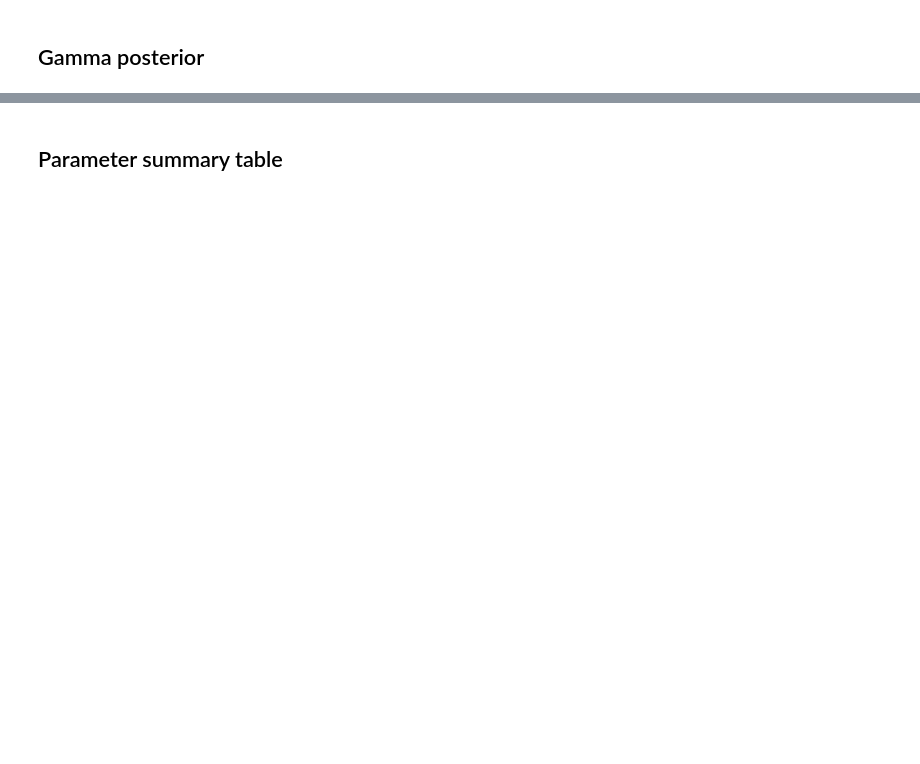
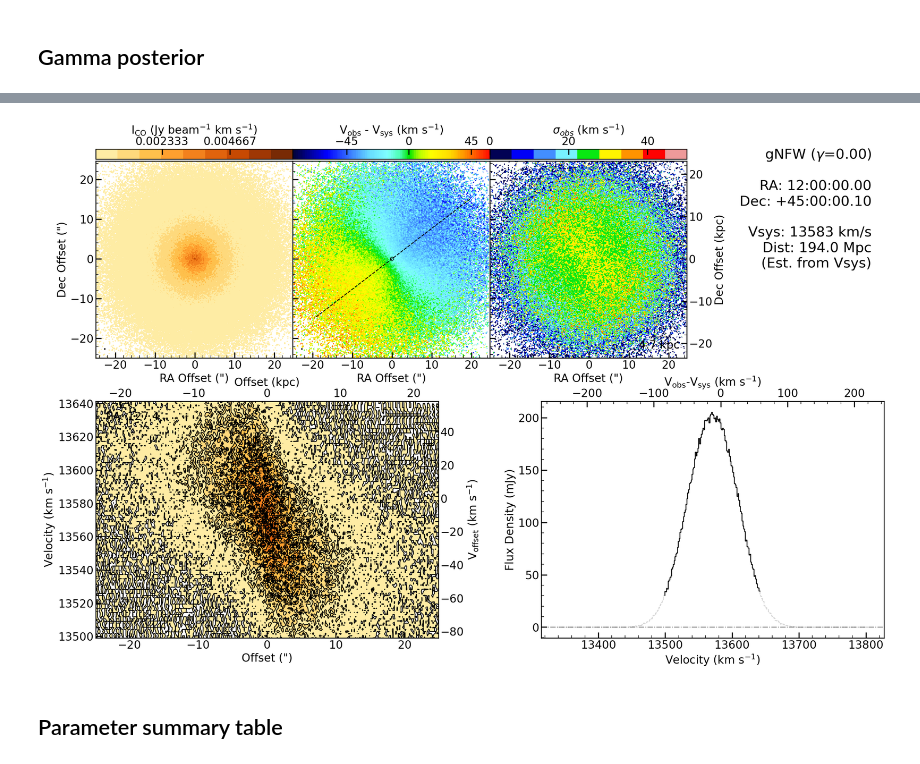
Before and after one commit to drtobybrown/uvkin, a Jupyter notebook: plot_results.ipynb, the cells around one changed output, grey strips where cells are left out. Cells and saved outputs as stored; diff of their text form; code cells hidden in the pictures; blank space fills up the shorter version.

```diff
--- a/plot_results.ipynb
+++ b/plot_results.ipynb
@@ -21,11 +19,15 @@ plt.rcParams.update({"figure.dpi": 120})
 # %% [markdown]
 ## Configuration
 # %%
-RESULTS_DIR = Path("results/KILOGAS007")
+from kgas_config import SHARED, get_galaxy_config
 
-CELLSIZE = 0.2   # arcsec/pixel (must match fitting run)
-NX = NY = 256    # spatial pixels
-VSYS = 13583.0   # systemic velocity, km/s
+RESULTS_DIR = Path("/arc/projects/KILOGAS/analysis/toby_sandbox/results/KILOGAS007")
+
+# Match `run_kgas_full.py` pixel grid; set KGAS_ID to your catalog key for vsys default
+KGAS_ID = "KGAS007"
+CELLSIZE = SHARED.cellsize_arcsec
+NX, NY = SHARED.nx, SHARED.ny
+VSYS = float(get_galaxy_config(KGAS_ID).vsys)
 # %% [markdown]
 ## Load results
 # %%
@@ -97,45 +126,46 @@ plt.show()
 # %%
-def model_cube_to_fits(cube_vyx, vel_kms, cellsize_arcsec, filepath):
-    """Write a (v,y,x) numpy model cube to a minimal FITS for pymakeplots."""
-    nv, ny, nx = cube_vyx.shape
-    dv = float(np.median(np.diff(vel_kms)))
-    hdr = pyfits.Header()
-    hdr['CTYPE1'] = 'RA---SIN'
-    hdr['CTYPE2'] = 'DEC--SIN'
-    hdr['CTYPE3'] = 'VRAD'
-    hdr['CDELT1'] = -cellsize_arcsec / 3600.0
-    hdr['CDELT2'] = cellsize_arcsec / 3600.0
-    hdr['CDELT3'] = dv * 1000.0
-    hdr['CRPIX1'] = nx / 2.0 + 0.5
-    hdr['CRPIX2'] = ny / 2.0 + 0.5
-    hdr['CRPIX3'] = 1.0
-    hdr['CRVAL1'] = 180.0
-    hdr['CRVAL2'] = 45.0
-    hdr['CRVAL3'] = float(vel_kms[0]) * 1000.0
-    hdr['CUNIT1'] = 'deg'
-    hdr['CUNIT2'] = 'deg'
-    hdr['CUNIT3'] = 'm/s'
-    hdr['BMAJ'] = cellsize_arcsec / 3600.0
-    hdr['BMIN'] = cellsize_arcsec / 3600.0
-    hdr['BPA'] = 0.0
-    hdr['BUNIT'] = 'Jy/beam'
-    hdr['RESTFRQ'] = 230538000000.0
-    pyfits.writeto(filepath, cube_vyx.astype(np.float32), hdr, overwrite=True)
+import astropy.units as u
 
+fits_path = RESULTS_DIR / "bestfit_cube.fits"
+if not fits_path.is_file():
+    raise FileNotFoundError(
+        f"Missing {fits_path}; run run_kgas_full.py to write bestfit_cube.fits."
+    )
 
-cube_data = np.load(RESULTS_DIR / "bestfit_cube.npz")
-cube_vyx = cube_data["cube"]
-vel = cube_data["vel"]
+cube_sc = SpectralCube.read(fits_path)
+cube_sc.allow_huge_operations = True
 
-tmpfile = tempfile.NamedTemporaryFile(suffix='.fits', delete=False)
-model_cube_to_fits(cube_vyx, vel, CELLSIZE, tmpfile.name)
-tmpfile.close()
-try:
-    p = pmp(cube=tmpfile.name)
-    p.vsys = VSYS
-    p.posang = best_params["pa"]
-    gamma_map = best_params["gamma"]
-    p.galname = f"gNFW ($\\gamma$={gamma_map:.2f})"
-    p.make_all()
-finally:
-    os.unlink(tmpfile.name)
+mom0 = cube_sc.moment(order=0)
+mom1 = cube_sc.moment(order=1)
+
+fig, axes = plt.subplots(1, 2, figsize=(12, 5))
+mom0.quicklook(ax=axes[0])
+axes[0].set_title("Moment 0")
+mom1.quicklook(ax=axes[1])
+axes[1].set_title("Moment 1 (intensity-weighted velocity)")
+plt.tight_layout()
+plt.show()
+
+_, ny, nx = cube_sc.shape
+cy, cx = ny // 2, nx // 2
+spec = cube_sc[:, cy, cx]
+v_axis = spec.spectral_axis.to(u.km / u.s)
+plt.figure(figsize=(8, 4))
+_spec_y = np.asarray(spec.value).ravel()
+if np.iscomplexobj(_spec_y):
+    _spec_y = np.real(_spec_y)
+plt.plot(v_axis.value, _spec_y)
+plt.xlabel(f"Velocity ({v_axis.unit})")
+ylabel = "Intensity" if spec.unit is None else str(spec.unit)
+plt.ylabel(ylabel)
+plt.title(f"Spectrum at pixel (y={cy}, x={cx})")
+plt.tight_layout()
+plt.show()
+
+p = pmp(cube=str(fits_path))
+p.vsys = VSYS
+p.posang = best_params["pa"]
+gamma_map = best_params["gamma"]
+p.galname = f"gNFW ($\\gamma$={gamma_map:.2f})"
+p.make_all()
+# %% [output]
@@ -142,3 +173,4 @@ finally:
+[figure, added]
 # %% [markdown]
 ## Parameter summary table
 # %%
```
Also changed, not shown: parts of 9 cells of this notebook, 3 other files.
